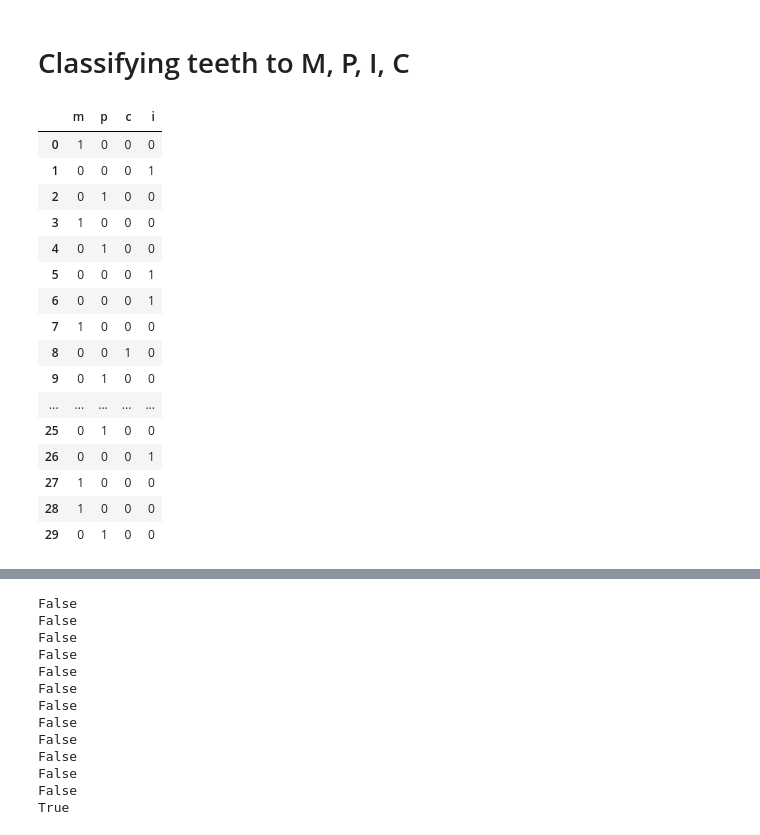
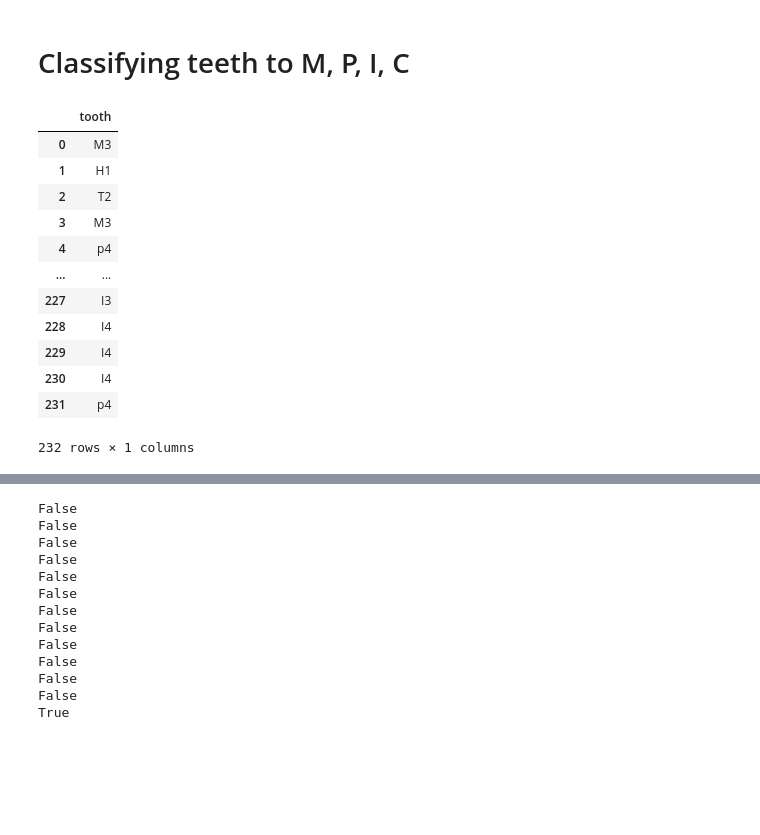
Before and after one commit to korolainenriikka/thesis, a Jupyter notebook: code/experiments/MPIC.ipynb, the cells around one changed output, grey strips where cells are left out. Cells and saved outputs as stored; diff of their text form; code cells hidden in the pictures; blank space fills up the shorter version.

```diff
--- a/code/experiments/MPIC.ipynb
+++ b/code/experiments/MPIC.ipynb
@@ -28,22 +38,18 @@ mnist_model = tf.keras.models.load_model('/home/riikoro/thesis/code/pretrained_b
-# %%
-tooth_labels = pd.read_csv('/home/riikoro/thesis/code/mnist-proof-of-concept/teeth/labels.csv')
-type_labels = tooth_labels.iloc[:,:4]
-type_labels
-# %% [output]
-|  | m | p | c | i |
-| 0 | 1 | 0 | 0 | 0 |
-| 1 | 0 | 0 | 0 | 1 |
-| 2 | 0 | 1 | 0 | 0 |
-| 3 | 1 | 0 | 0 | 0 |
-| 4 | 0 | 1 | 0 | 0 |
-| 5 | 0 | 0 | 0 | 1 |
-| 6 | 0 | 0 | 0 | 1 |
-| 7 | 1 | 0 | 0 | 0 |
-| 8 | 0 | 0 | 1 | 0 |
-| 9 | 0 | 1 | 0 | 0 |
-| ... | ... | ... | ... | ... |
-| 25 | 0 | 1 | 0 | 0 |
-| 26 | 0 | 0 | 0 | 1 |
-| 27 | 1 | 0 | 0 | 0 |
-| 28 | 1 | 0 | 0 | 0 |
-| 29 | 0 | 1 | 0 | 0 |
+# %%
+# get from v3 all that have either M P I or C as the tooth
+tooth_labels = pd.read_csv('/home/riikoro/fossil_data/tooth_samples/v3/azure_labels.txt', header=None, names=['tooth'])
+tooth_labels
+# %% [output]
+|  | tooth |
+| 0 | M3 |
+| 1 | H1 |
+| 2 | T2 |
+| 3 | M3 |
+| 4 | p4 |
+| ... | ... |
+| 227 | I3 |
+| 228 | I4 |
+| 229 | I4 |
+| 230 | I4 |
+| 231 | p4 |
+232 rows × 1 columns
```
Also changed, not shown: parts of 18 cells of this notebook.
